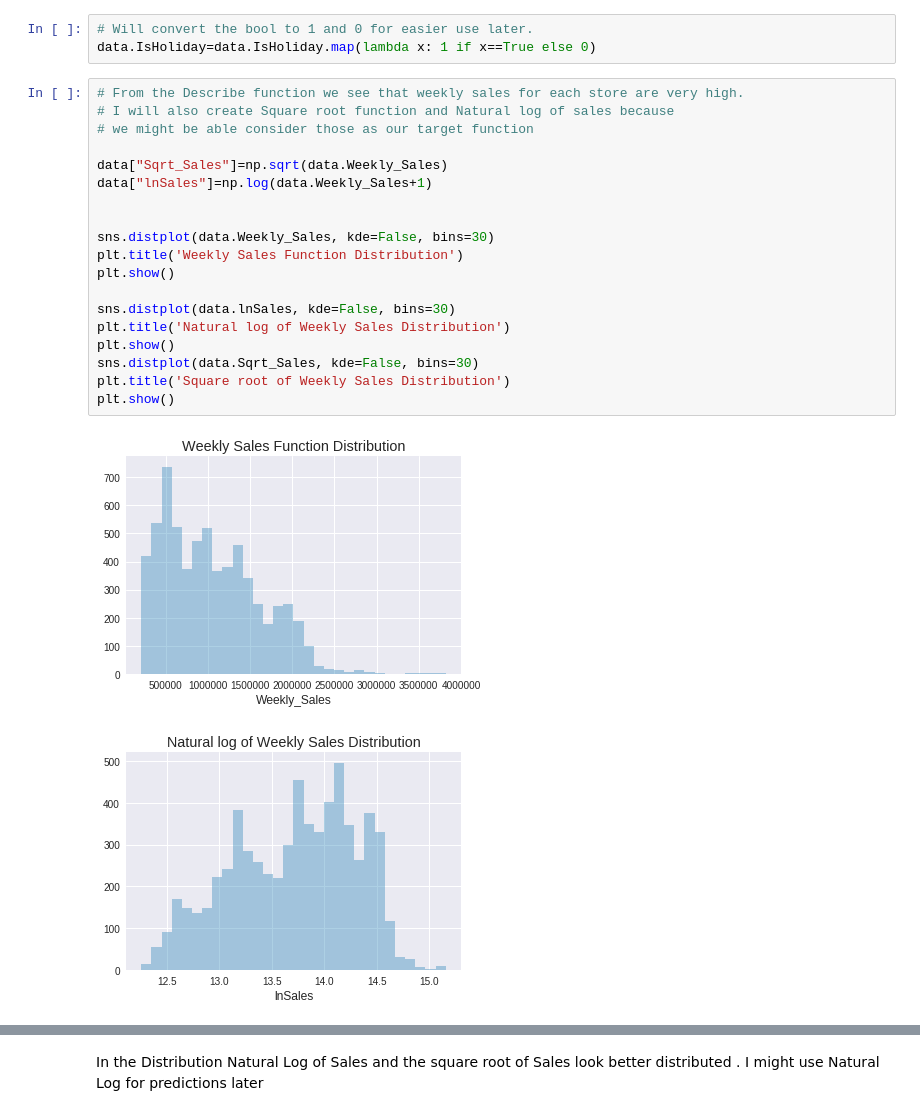
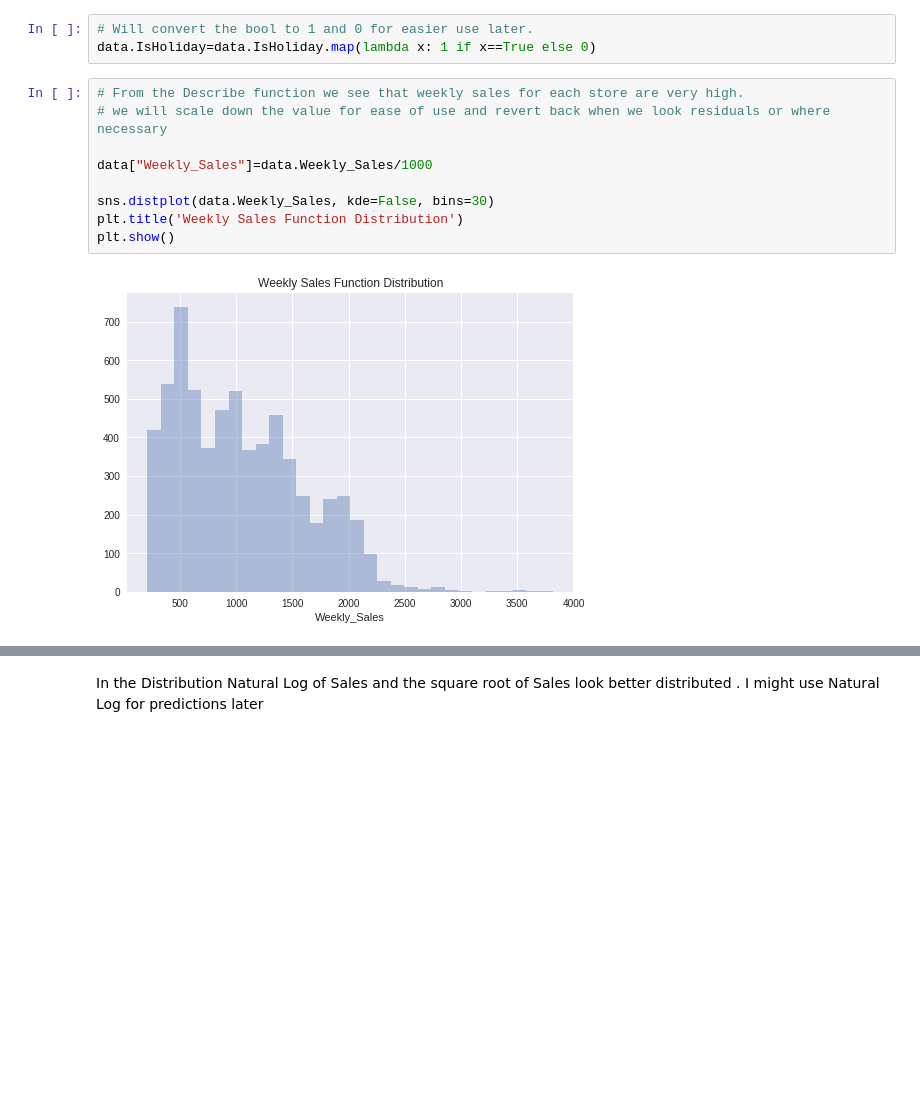
Before and after one commit to MahendraShaji/Capstone, a Jupyter notebook: Capstone.ipynb, the cells around one changed output, grey strips where cells are left out. Drawn from its saved outputs; the diff is of its cells as text; blank space fills up the shorter version.

```diff
--- a/Capstone.ipynb
+++ b/Capstone.ipynb
@@ -236,23 +236,12 @@ data['MarkDown5'].fillna(-500, inplace=True)
 data.IsHoliday=data.IsHoliday.map(lambda x: 1 if x==True else 0)
 # %%
 # From the Describe function we see that weekly sales for each store are very high.
-# I will also create Square root function and Natural log of sales because
-# we might be able consider those as our target function
+# we will scale down the value for ease of use and revert back when we look residuals or where necessary
 
-data["Sqrt_Sales"]=np.sqrt(data.Weekly_Sales)
-data["lnSales"]=np.log(data.Weekly_Sales+1)
-
+data["Weekly_Sales"]=data.Weekly_Sales/1000
 
 sns.distplot(data.Weekly_Sales, kde=False, bins=30)
 plt.title('Weekly Sales Function Distribution')
 plt.show()
-
-sns.distplot(data.lnSales, kde=False, bins=30)
-plt.title('Natural log of Weekly Sales Distribution')
-plt.show()
-sns.distplot(data.Sqrt_Sales, kde=False, bins=30)
-plt.title('Square root of Weekly Sales Distribution')
-plt.show()
 # %% [output]
-[figure, old version]
+[figure, new version]
-[figure, removed]
```
Also changed, not shown: parts of 69 cells of this notebook.
